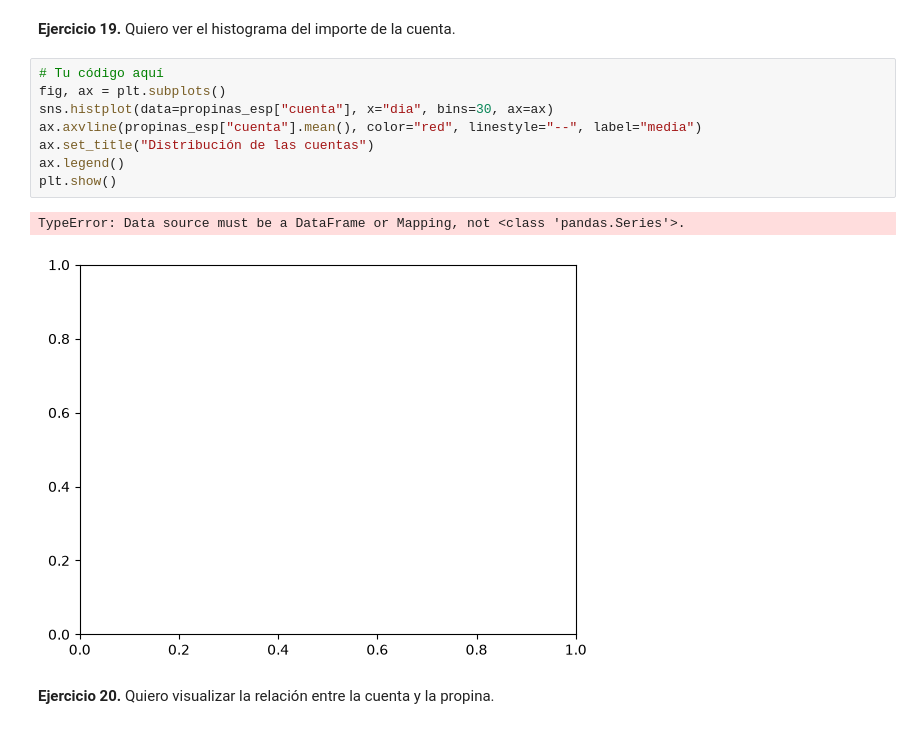
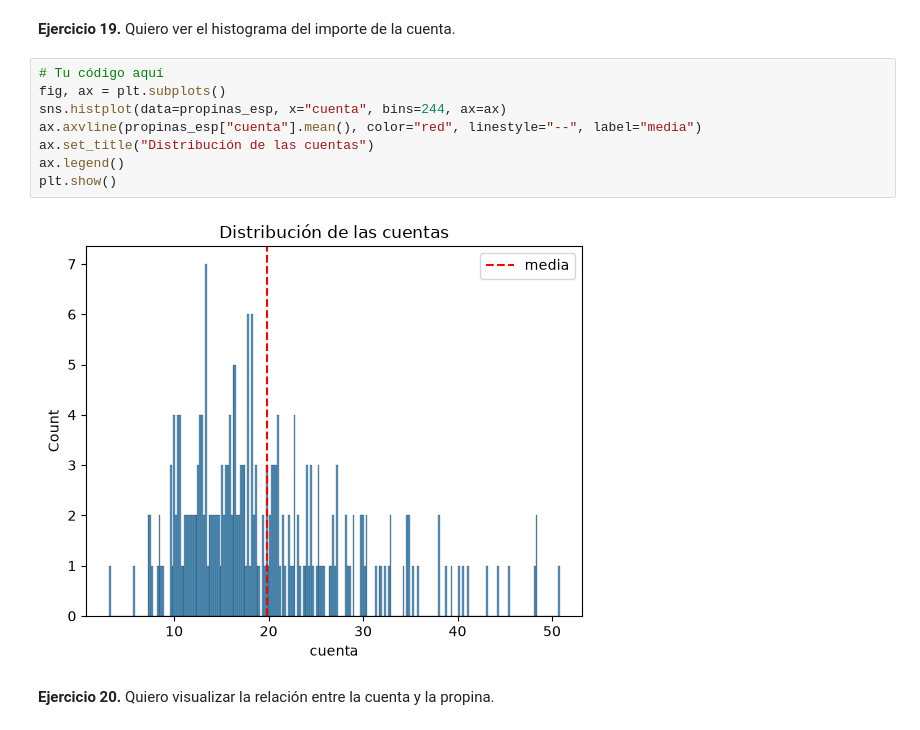
Before and after one commit to Flavs345009/ml-course, a Jupyter notebook: workspace/01_actividad_numpy_pandas.ipynb, the cells around one changed output. Saved outputs shown, nothing was run; the diff lists cells and outputs as text.

```diff
--- a/workspace/01_actividad_numpy_pandas.ipynb
+++ b/workspace/01_actividad_numpy_pandas.ipynb
@@ -837,14 +837,13 @@ Usa el DataFrame `propinas` tal como quedó al final de la Parte 2.
 # %%
 # Tu código aquí
 fig, ax = plt.subplots()
-sns.histplot(data=propinas_esp["cuenta"], x="dia", bins=30, ax=ax)
+sns.histplot(data=propinas_esp, x="cuenta", bins=244, ax=ax)
 ax.axvline(propinas_esp["cuenta"].mean(), color="red", linestyle="--", label="media")
 ax.set_title("Distribución de las cuentas")
 ax.legend()
 plt.show()
 # %% [output]
-TypeError: Data source must be a DataFrame or Mapping, not <class 'pandas.Series'>.
-[figure, old version]
+[figure, new version]
 # %% [markdown]
 **Ejercicio 20.** Quiero visualizar la relación entre la cuenta y la propina.
 # %%
```
Also changed, not shown: parts of 5 cells of this notebook.
